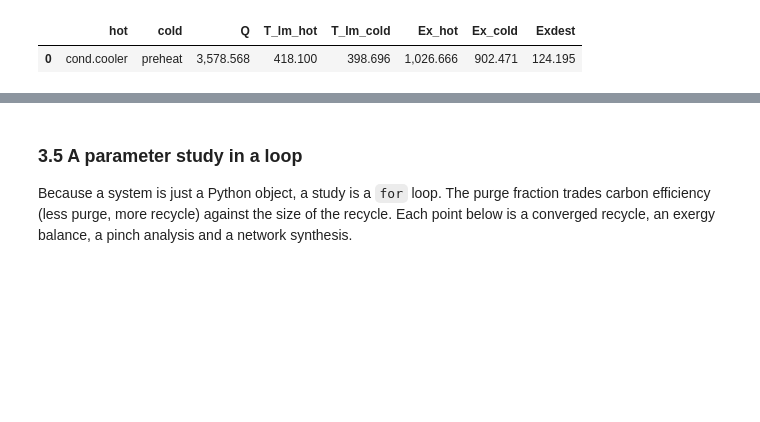
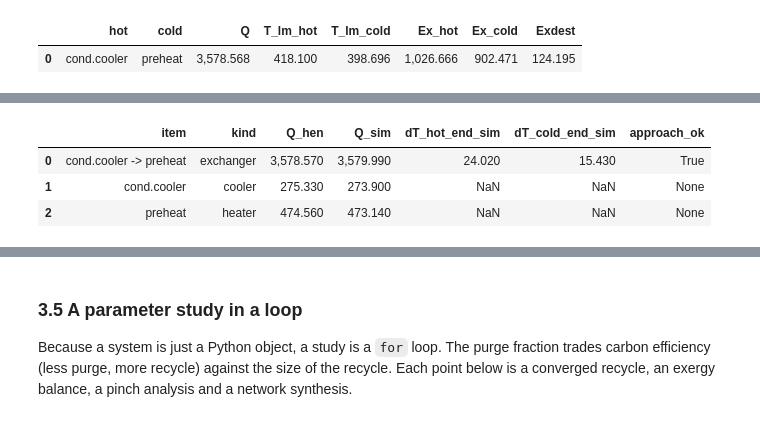
Before and after one commit to sede-fa/CELESTE, a Jupyter notebook: Tutorial/Showcase.ipynb, the cells around one changed output, grey strips where cells are left out. Saved outputs shown, nothing was run; the diff lists cells and outputs as text; code cells hidden in the pictures; blank space fills up the shorter version.

```diff
--- a/Tutorial/Showcase.ipynb
+++ b/Tutorial/Showcase.ipynb
@@ -403,0 +411,8 @@ loop.hen_exergy(hen)
+# %%
+rated = loop.integrate(hen, mode='area')
+rated.hen_report[['item', 'kind', 'Q_hen', 'Q_sim', 'dT_hot_end_sim', 'dT_cold_end_sim', 'approach_ok']].round(2)
+# %% [output]
+|  | item | kind | Q_hen | Q_sim | dT_hot_end_sim | dT_cold_end_sim | approach_ok |
+| 0 | cond.cooler -> preheat | exchanger | 3,578.570 | 3,579.990 | 24.020 | 15.430 | True |
+| 1 | cond.cooler | cooler | 275.330 | 273.900 | NaN | NaN | None |
+| 2 | preheat | heater | 474.560 | 473.140 | NaN | NaN | None |
```
Also changed, not shown: parts of 2 cells of this notebook, 6 other files.
